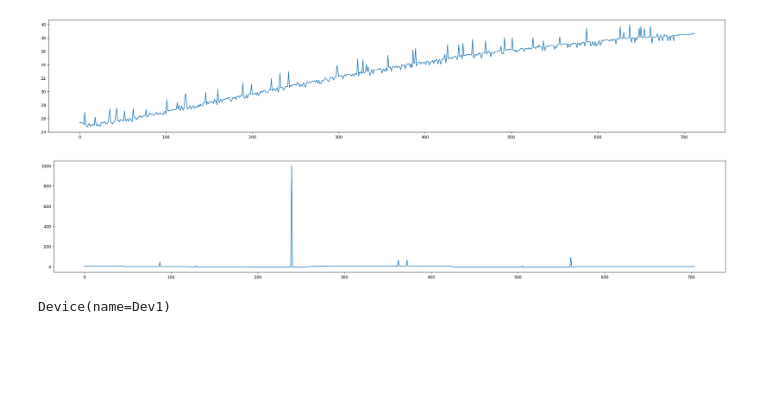
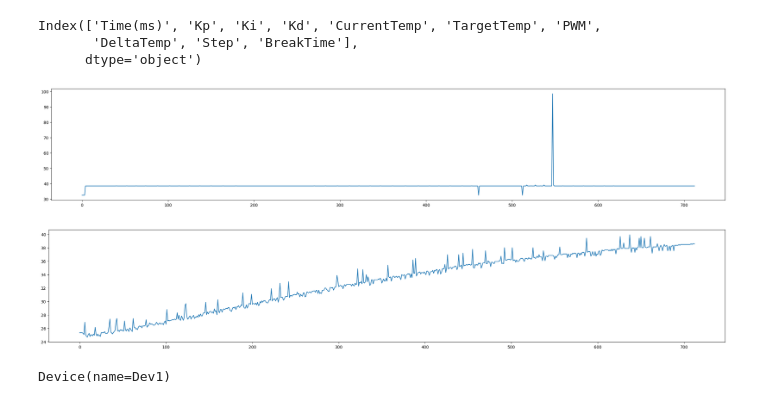
Before and after one commit to Kangsuyeon01/vib-thermal, a Jupyter notebook: play_signal/calibrated_signal.ipynb, the cells around one changed output. Saved outputs shown, nothing was run; the diff lists cells and outputs as text; code cells hidden in the pictures; blank space fills up the shorter version.

```diff
--- a/play_signal/calibrated_signal.ipynb
+++ b/play_signal/calibrated_signal.ipynb
@@ -77,0 +88,6 @@ KeyError: 'vib_amp'
+# %%
+print(df.keys())
+# %% [output]
+Index(['Time(ms)', 'Kp', 'Ki', 'Kd', 'CurrentTemp', 'TargetTemp', 'PWM',
+       'DeltaTemp', 'Step', 'BreakTime'],
+      dtype='object')
@@ -78 +98,7 @@ KeyError: 'vib_amp'
+# %%
+plt.figure(figsize=(30, 5))
+plt.plot(df['TargetTemp'])
+plt.show()
+# %% [output]
+[figure, added]
 # %%
@@ -89,11 +108,5 @@ plt.show()
 # %% [output]
 [figure]
-# %%
-plt.figure(figsize=(30, 5))
-plt.plot(df['DeltaTemp'])
-plt.show()
-# %% [output]
-[figure, removed]
 # %%
 ## DAQ 구동 파트
 import nidaqmx
```
Also changed, not shown: parts of 4 cells of this notebook, 6 other files.
